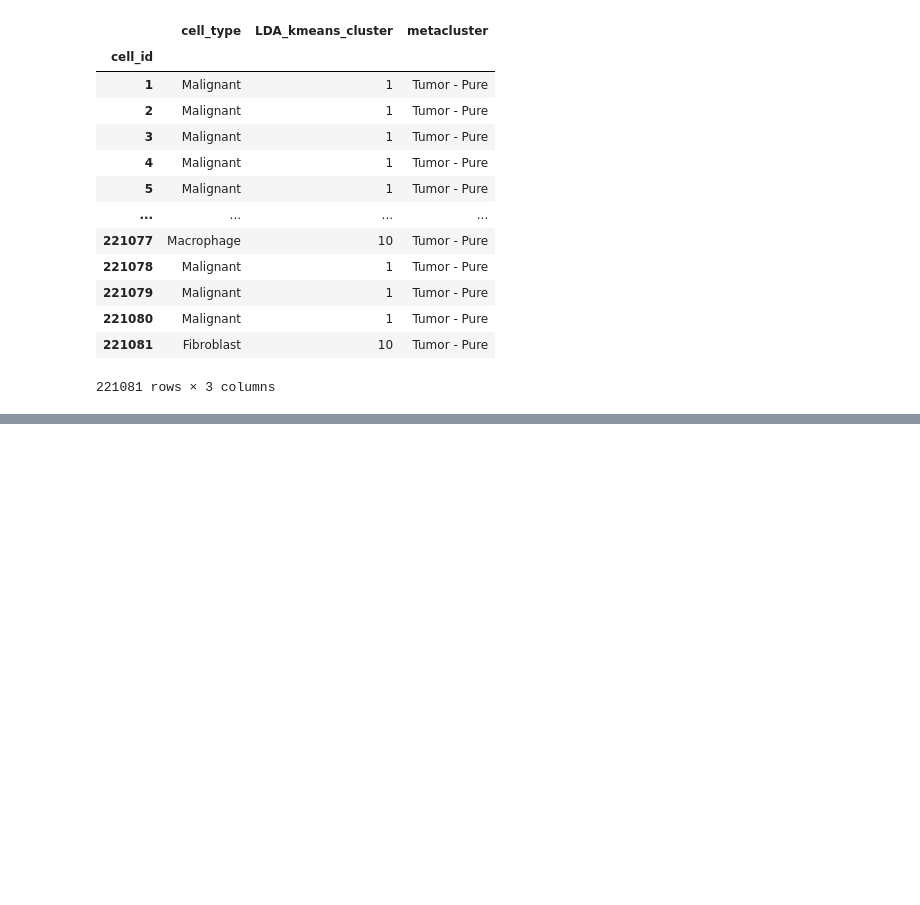
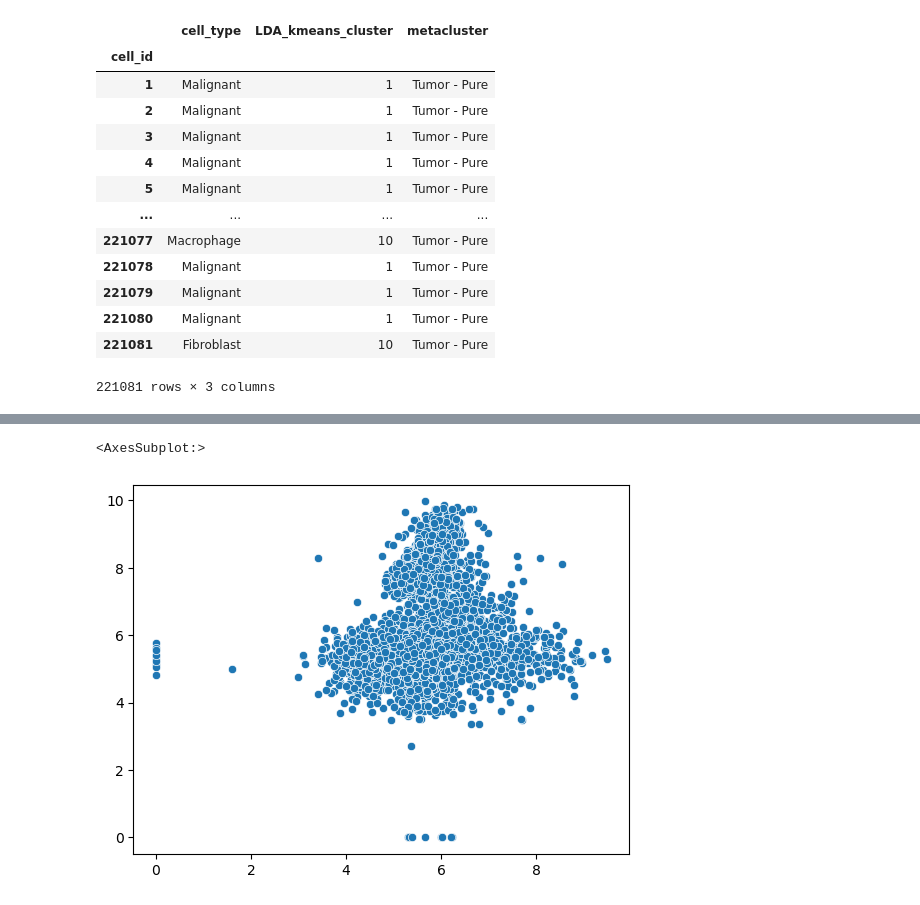
Before and after one commit to estorrs/multiplex-imaging-pipeline, a Jupyter notebook: notebooks/sandbox.ipynb, the cells around one changed output, grey strips where cells are left out. Drawn from its saved outputs; the diff is of its cells as text; code cells hidden in the pictures; blank space fills up the shorter version.

```diff
--- a/notebooks/sandbox.ipynb
+++ b/notebooks/sandbox.ipynb
@@ -211,0 +355,6 @@ plt.imshow(skimage.color.label2rgb(skimage.morphology.label(erode(labels[4000:80
+# %%
+idxs = np.random.choice(adatas[1].obs.index, size=5000)
+sns.scatterplot(x=adatas[1][idxs, 'CD45'].X.flatten(), y=adatas[1][idxs, 'PANCK'].X.flatten())
+# %% [output]
+<AxesSubplot:>
+[figure, added]
```
Also changed, not shown: parts of 45 cells of this notebook, 9 other files.
